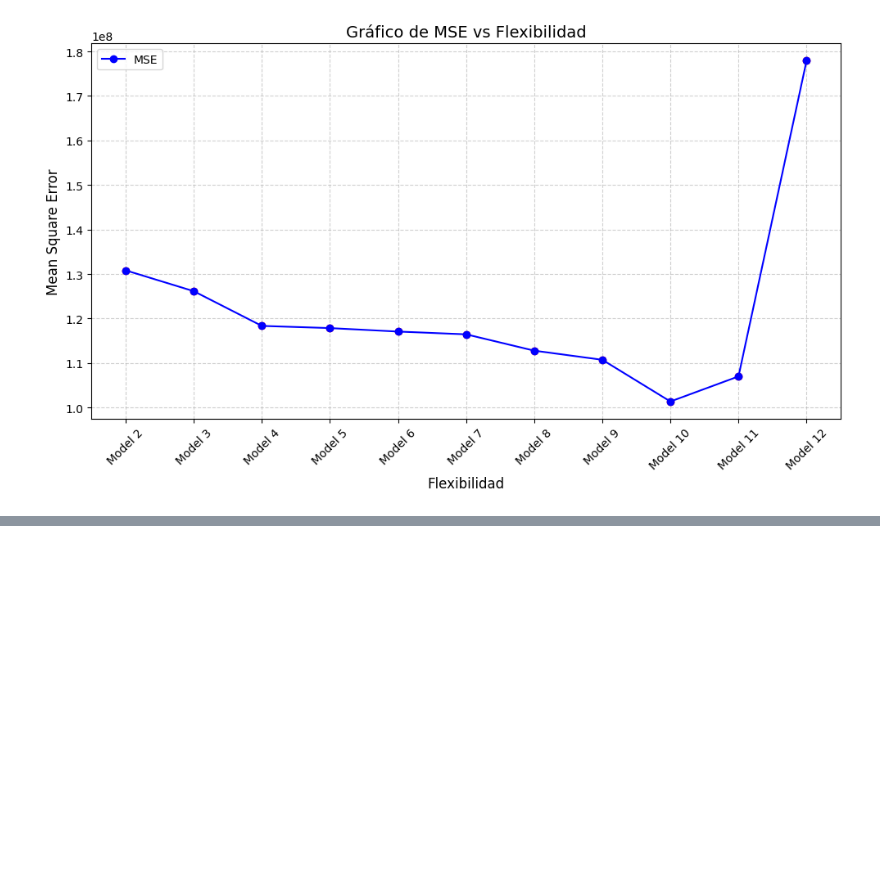
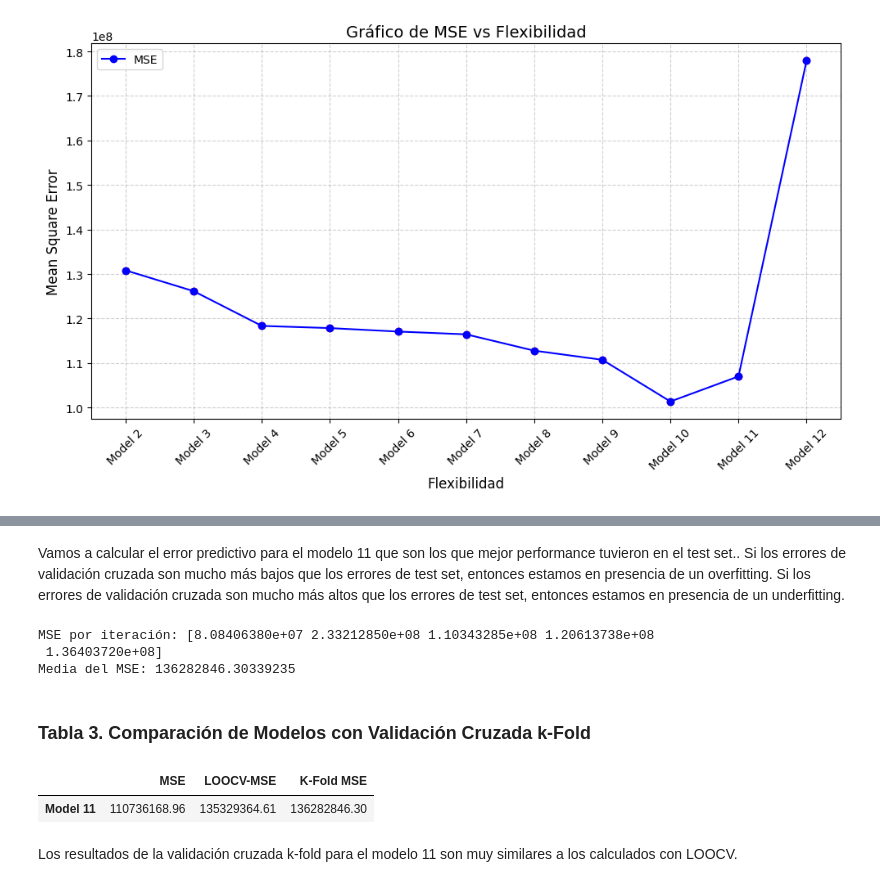
Before and after one commit to dipla70/ML-TP1, a Jupyter notebook: TP1.ipynb, the cells around one changed output, grey strips where cells are left out. Saved outputs shown, nothing was run; the diff lists cells and outputs as text; code cells hidden in the pictures; blank space fills up the shorter version.

```diff
--- a/TP1.ipynb
+++ b/TP1.ipynb
@@ -473,0 +687,39 @@ X1.shape #chequeo que esté todo bien
+# %% [markdown]
+Vamos a calcular el error predictivo para el modelo 11 que son los que mejor performance tuvieron en el test set.. Si los errores de validación cruzada son mucho más bajos que los errores de test set, entonces estamos en presencia de un overfitting. Si los errores de validación cruzada son mucho más altos que los errores de test set, entonces estamos en presencia de un underfitting.
+# %%
+from sklearn.model_selection import KFold, cross_val_score
+
+kf = KFold(n_splits=5, shuffle=True, random_state=42)
+# %%
+# Modelo
+model = LinearRegression()
+# %%
+scores = cross_val_score(model, X, y, cv=kf, scoring='neg_mean_squared_error')
+
+# Resultados
+mse_scores = -scores  # Convertir a positivo
+print(f'MSE por iteración: {mse_scores}')
+print(f'Media del MSE: {mse_scores.mean()}')
+# %% [output]
+MSE por iteración: [8.08406380e+07 2.33212850e+08 1.10343285e+08 1.20613738e+08
+ 1.36403720e+08]
+Media del MSE: 136282846.30339235
+# %% [markdown]
+### Tabla 3. Comparación de Modelos con Validación Cruzada k-Fold
+# %%
+# Crear un diccionario con los nombres de los modelos y sus MSE y K-Fold MSE
+comparison_dict = {
+    'Model 11': {'MSE': mse11, 'LOOCV-MSE': loocv_mse11, 'K-Fold MSE': mse_scores.mean()}
+}
+
+# Convertir el diccionario en un DataFrame
+comparison_df = pd.DataFrame(comparison_dict).T
+
+# Mostrar la tabla sin notación científica
+pd.options.display.float_format = '{:.2f}'.format
+display(comparison_df)
+# %% [output]
+|  | MSE | LOOCV-MSE | K-Fold MSE |
+| Model 11 | 110736168.96 | 135329364.61 | 136282846.30 |
+# %% [markdown]
+Los resultados de la validación cruzada k-fold para el modelo 11 son muy similares a los calculados con LOOCV.
```
Also changed, not shown: parts of 70 cells of this notebook.
